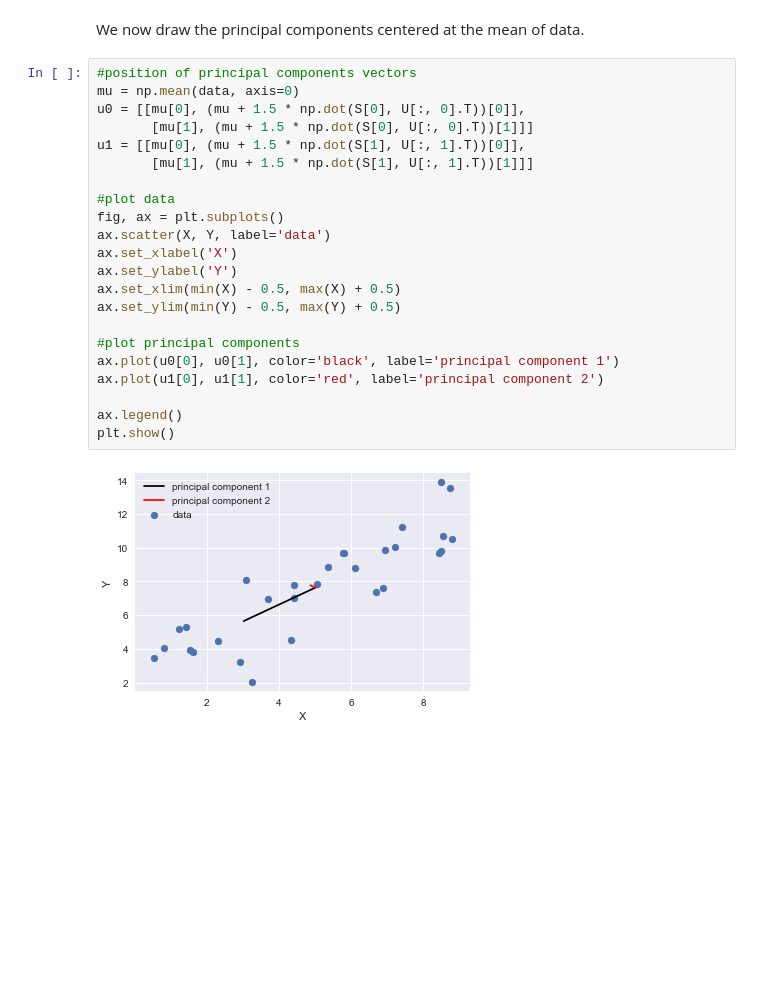
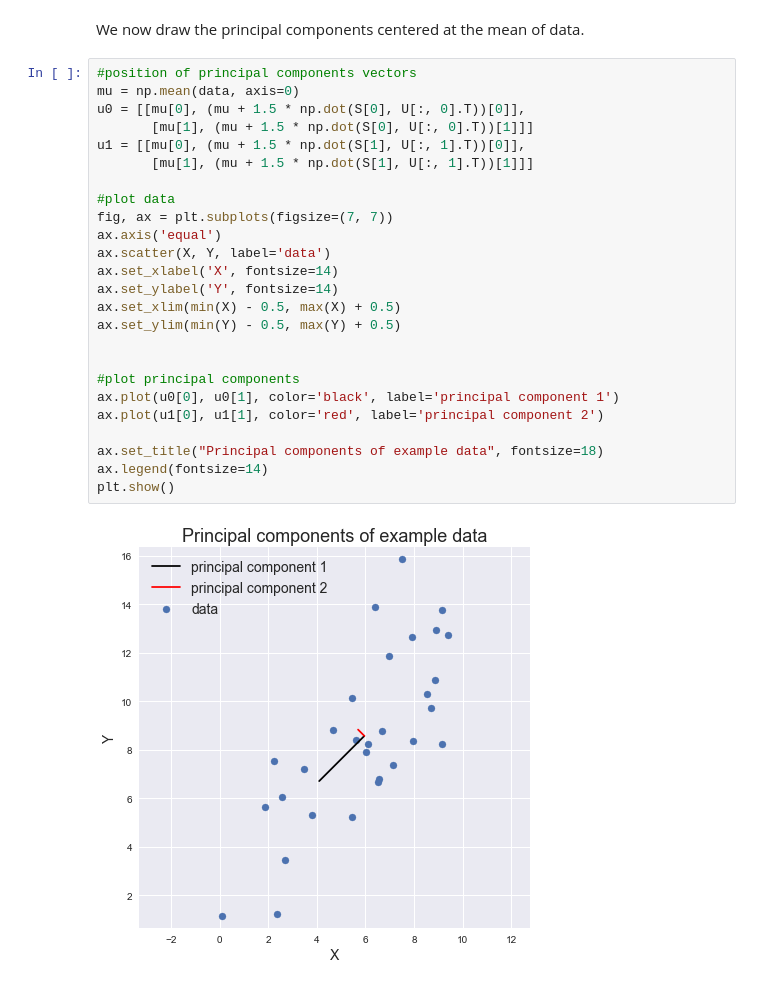
Before and after one commit to jschnab/machine-learning, a Jupyter notebook: pca/pca.ipynb, the cells around one changed output. Saved outputs shown, nothing was run; the diff lists cells and outputs as text; blank space fills up the shorter version.

```diff
--- a/pca/pca.ipynb
+++ b/pca/pca.ipynb
@@ -54,24 +53,27 @@ We now draw the principal components centered at the mean of data.
 # %%
 #position of principal components vectors
 mu = np.mean(data, axis=0)
 u0 = [[mu[0], (mu + 1.5 * np.dot(S[0], U[:, 0].T))[0]],
        [mu[1], (mu + 1.5 * np.dot(S[0], U[:, 0].T))[1]]]
 u1 = [[mu[0], (mu + 1.5 * np.dot(S[1], U[:, 1].T))[0]],
        [mu[1], (mu + 1.5 * np.dot(S[1], U[:, 1].T))[1]]]
 
 #plot data
-fig, ax = plt.subplots()
+fig, ax = plt.subplots(figsize=(7, 7))
+ax.axis('equal')
 ax.scatter(X, Y, label='data')
-ax.set_xlabel('X')
-ax.set_ylabel('Y')
+ax.set_xlabel('X', fontsize=14)
+ax.set_ylabel('Y', fontsize=14)
 ax.set_xlim(min(X) - 0.5, max(X) + 0.5)
 ax.set_ylim(min(Y) - 0.5, max(Y) + 0.5)
+
 
 #plot principal components
 ax.plot(u0[0], u0[1], color='black', label='principal component 1')
 ax.plot(u1[0], u1[1], color='red', label='principal component 2')
 
-ax.legend()
+ax.set_title("Principal components of example data", fontsize=18)
+ax.legend(fontsize=14)
 plt.show()
 # %% [output]
-[figure, old version]
+[figure, new version]
```
Also changed, not shown: parts of 12 cells of this notebook, 2 other files.
